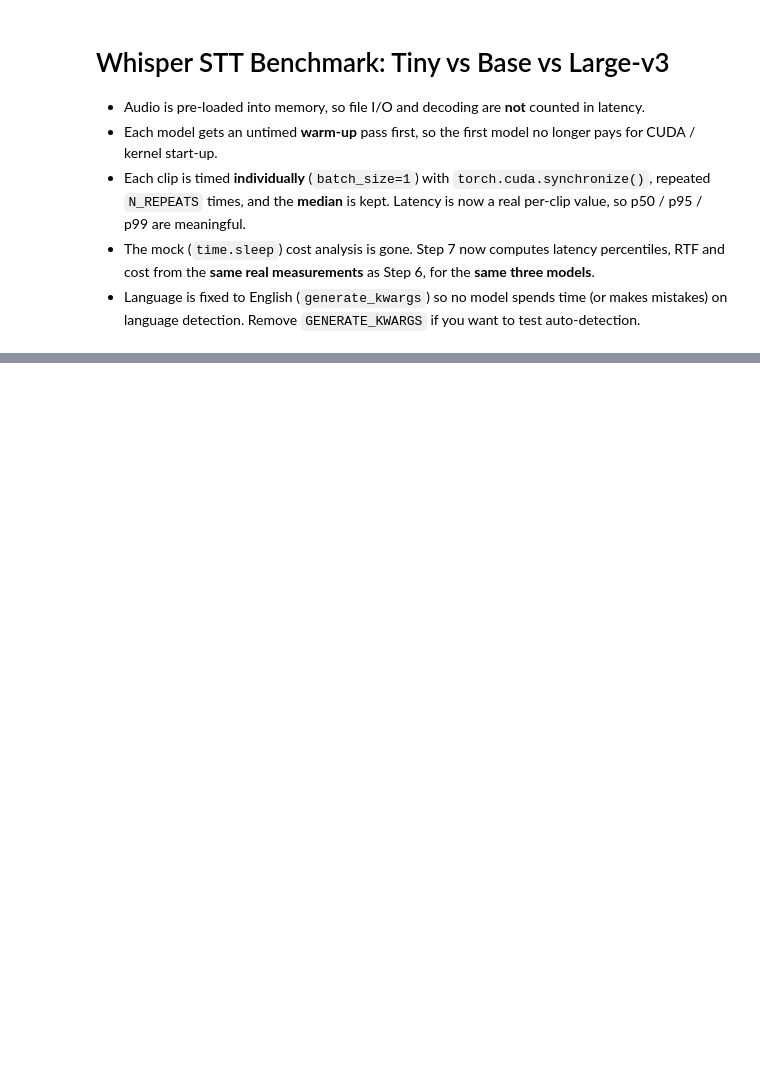
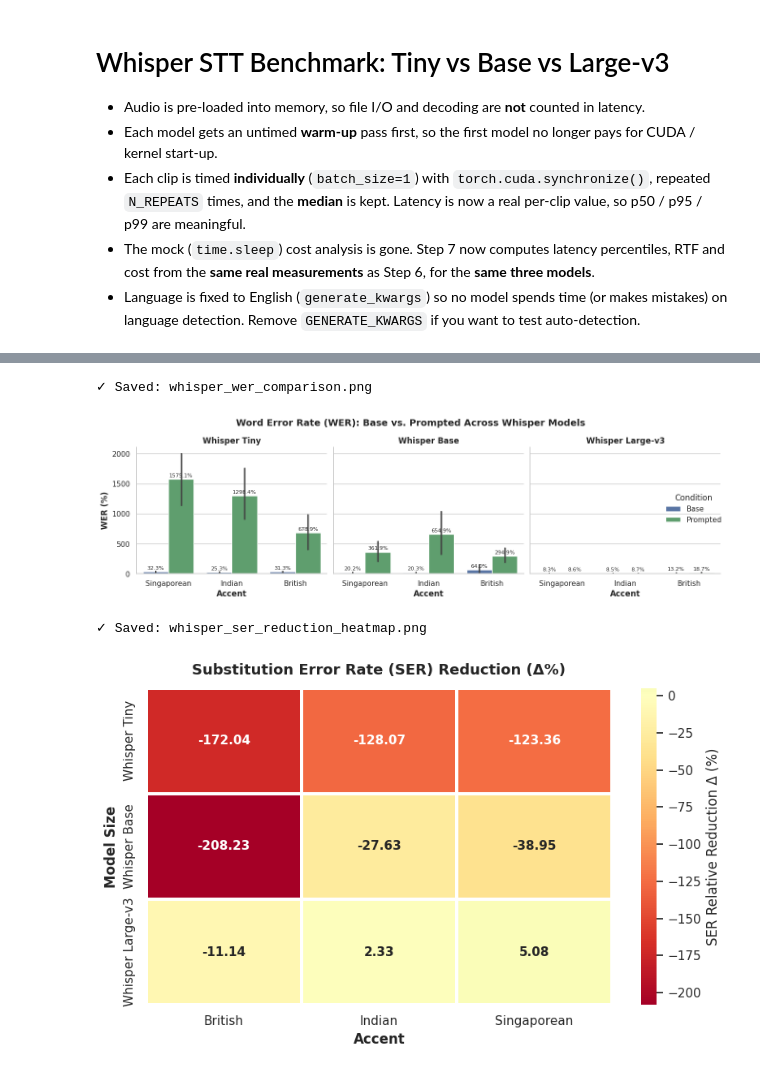
Before and after one commit to finnlimjc/AI-Systems-Evaluation, a Jupyter notebook: notebooks/STT_Comparison-wPrompt wBERT.ipynb, the cells around one changed output, grey strips where cells are left out. Cells and saved outputs as stored; diff of their text form; code cells hidden in the pictures; blank space fills up the shorter version.

```diff
--- a/notebooks/STT_Comparison-wPrompt wBERT.ipynb
+++ b/notebooks/STT_Comparison-wPrompt wBERT.ipynb
@@ -859 +190,21 @@ plt.show()
+# %%
+from src.io_utils import load_results
+from src.plots import save_figure, plot_wer_comparison, plot_ser_reduction_heatmap
+
+df_accent = load_results(ACCENT_RESULTS_FILENAME)
+
+fig = plot_wer_comparison(df_accent)
+save_figure(fig, "whisper_wer_comparison.png")
+print("✓ Saved: whisper_wer_comparison.png")
+plt.show()
+
+fig = plot_ser_reduction_heatmap(df_accent)
+save_figure(fig, "whisper_ser_reduction_heatmap.png")
+print("✓ Saved: whisper_ser_reduction_heatmap.png")
+plt.show()
+# %% [output]
+✓ Saved: whisper_wer_comparison.png
+[figure, added]
+✓ Saved: whisper_ser_reduction_heatmap.png
+[figure, added]
 # %% [markdown]
```
Also changed, not shown: parts of 28 cells of this notebook, 13 other files.
